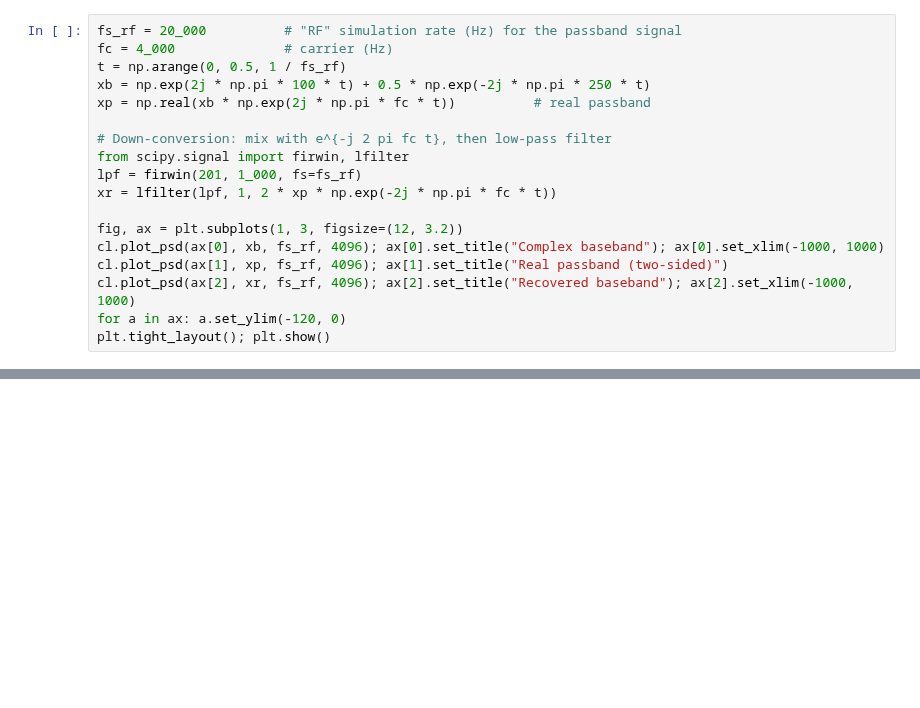
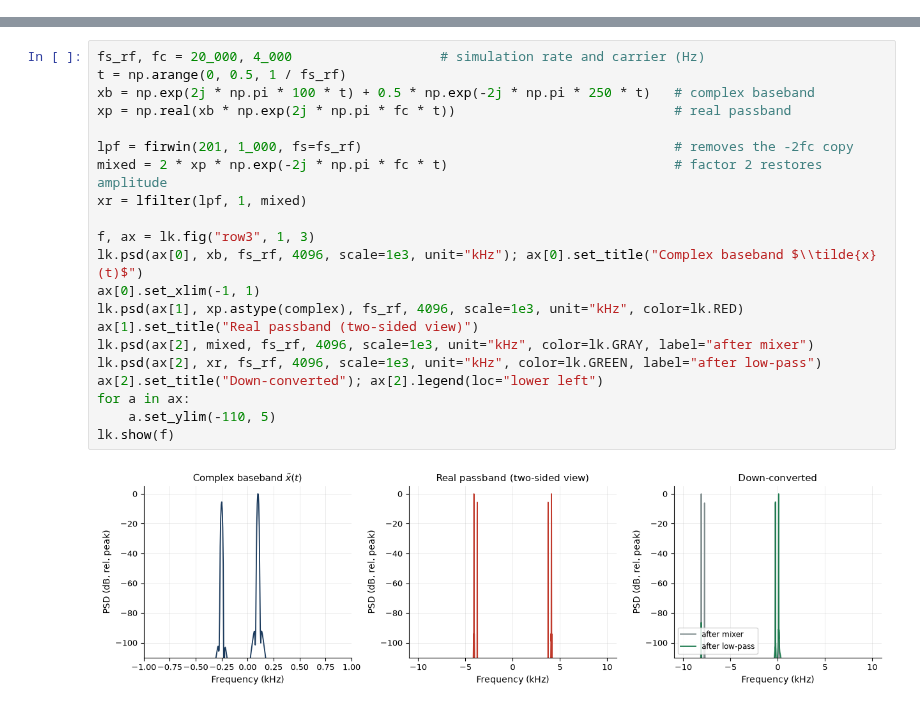
Before and after one commit to JonDuplain16/modern-digital-communications, a Jupyter notebook: moderncomms-labs/labs/lab01_baseband.ipynb, the cells around one changed output, grey strips where cells are left out. Cells and saved outputs as stored; diff of their text form; blank space fills up the shorter version.

```diff
--- a/moderncomms-labs/labs/lab01_baseband.ipynb
+++ b/moderncomms-labs/labs/lab01_baseband.ipynb
@@ -37,18 +0,0 @@ asymmetric spectrum, which is exactly why receivers sample I and Q.
-# %%
-fs_rf = 20_000          # "RF" simulation rate (Hz) for the passband signal
-fc = 4_000              # carrier (Hz)
-t = np.arange(0, 0.5, 1 / fs_rf)
-xb = np.exp(2j * np.pi * 100 * t) + 0.5 * np.exp(-2j * np.pi * 250 * t)
-xp = np.real(xb * np.exp(2j * np.pi * fc * t))          # real passband
-
-# Down-conversion: mix with e^{-j 2 pi fc t}, then low-pass filter
-from scipy.signal import firwin, lfilter
-lpf = firwin(201, 1_000, fs=fs_rf)
-xr = lfilter(lpf, 1, 2 * xp * np.exp(-2j * np.pi * fc * t))
-
-fig, ax = plt.subplots(1, 3, figsize=(12, 3.2))
-cl.plot_psd(ax[0], xb, fs_rf, 4096); ax[0].set_title("Complex baseband"); ax[0].set_xlim(-1000, 1000)
-cl.plot_psd(ax[1], xp, fs_rf, 4096); ax[1].set_title("Real passband (two-sided)")
-cl.plot_psd(ax[2], xr, fs_rf, 4096); ax[2].set_title("Recovered baseband"); ax[2].set_xlim(-1000, 1000)
-for a in ax: a.set_ylim(-120, 0)
-plt.tight_layout(); plt.show()
@@ -213,0 +70,23 @@ No capture found; using a synthetic tone. Run gr01 with --out ../data/capture.cf
+# %%
+fs_rf, fc = 20_000, 4_000                   # simulation rate and carrier (Hz)
+t = np.arange(0, 0.5, 1 / fs_rf)
+xb = np.exp(2j * np.pi * 100 * t) + 0.5 * np.exp(-2j * np.pi * 250 * t)   # complex baseband
+xp = np.real(xb * np.exp(2j * np.pi * fc * t))                            # real passband
+
+lpf = firwin(201, 1_000, fs=fs_rf)                                        # removes the -2fc copy
+mixed = 2 * xp * np.exp(-2j * np.pi * fc * t)                             # factor 2 restores amplitude
+xr = lfilter(lpf, 1, mixed)
+
+f, ax = lk.fig("row3", 1, 3)
+lk.psd(ax[0], xb, fs_rf, 4096, scale=1e3, unit="kHz"); ax[0].set_title("Complex baseband $\\tilde{x}(t)$")
+ax[0].set_xlim(-1, 1)
+lk.psd(ax[1], xp.astype(complex), fs_rf, 4096, scale=1e3, unit="kHz", color=lk.RED)
+ax[1].set_title("Real passband (two-sided view)")
+lk.psd(ax[2], mixed, fs_rf, 4096, scale=1e3, unit="kHz", color=lk.GRAY, label="after mixer")
+lk.psd(ax[2], xr, fs_rf, 4096, scale=1e3, unit="kHz", color=lk.GREEN, label="after low-pass")
+ax[2].set_title("Down-converted"); ax[2].legend(loc="lower left")
+for a in ax:
+    a.set_ylim(-110, 5)
+lk.show(f)
+# %% [output]
+[figure, added]
```
Also changed, not shown: parts of 50 cells of this notebook, 52 other files.
